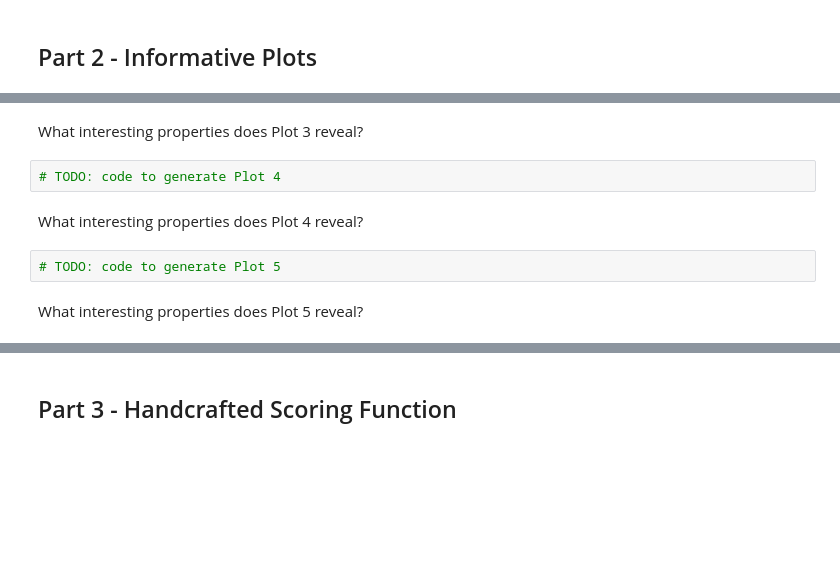
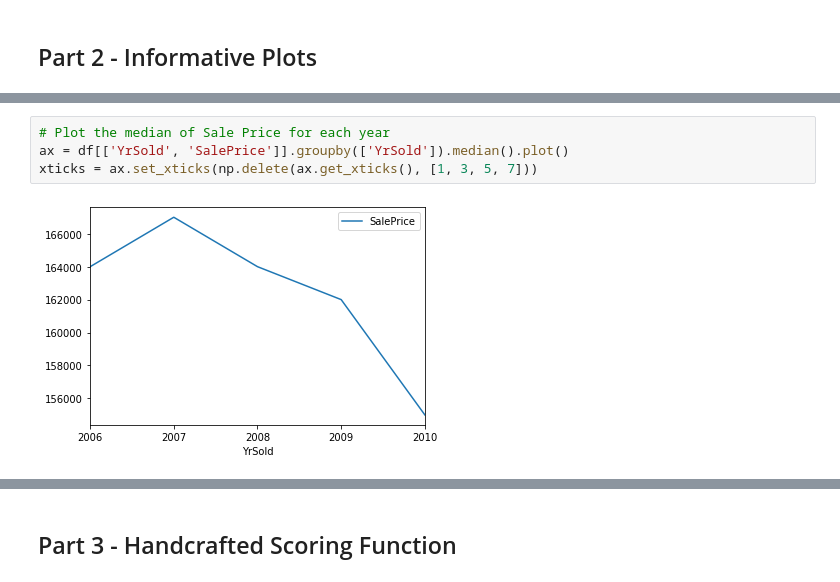
Before and after one commit to rmodi6/house-prices-advanced-regression, a Jupyter notebook: cse519_hw3_modi_ruchit_112685342.ipynb, the cells around one changed output, grey strips where cells are left out. Cells and saved outputs as stored; diff of their text form; blank space fills up the shorter version.

```diff
--- a/cse519_hw3_modi_ruchit_112685342.ipynb
+++ b/cse519_hw3_modi_ruchit_112685342.ipynb
@@ -44,10 +34,6 @@ What interesting properties does Plot 2 reveal?
-# %% [markdown]
-What interesting properties does Plot 3 reveal?
-# %%
-# TODO: code to generate Plot 4
-# %% [markdown]
-What interesting properties does Plot 4 reveal?
-# %%
-# TODO: code to generate Plot 5
-# %% [markdown]
-What interesting properties does Plot 5 reveal?
+# %%
+# Plot the median of Sale Price for each year
+ax = df[['YrSold', 'SalePrice']].groupby(['YrSold']).median().plot()
+xticks = ax.set_xticks(np.delete(ax.get_xticks(), [1, 3, 5, 7]))
+# %% [output]
+[figure, added]
```
Also changed, not shown: parts of 16 cells of this notebook, 1 other file.
